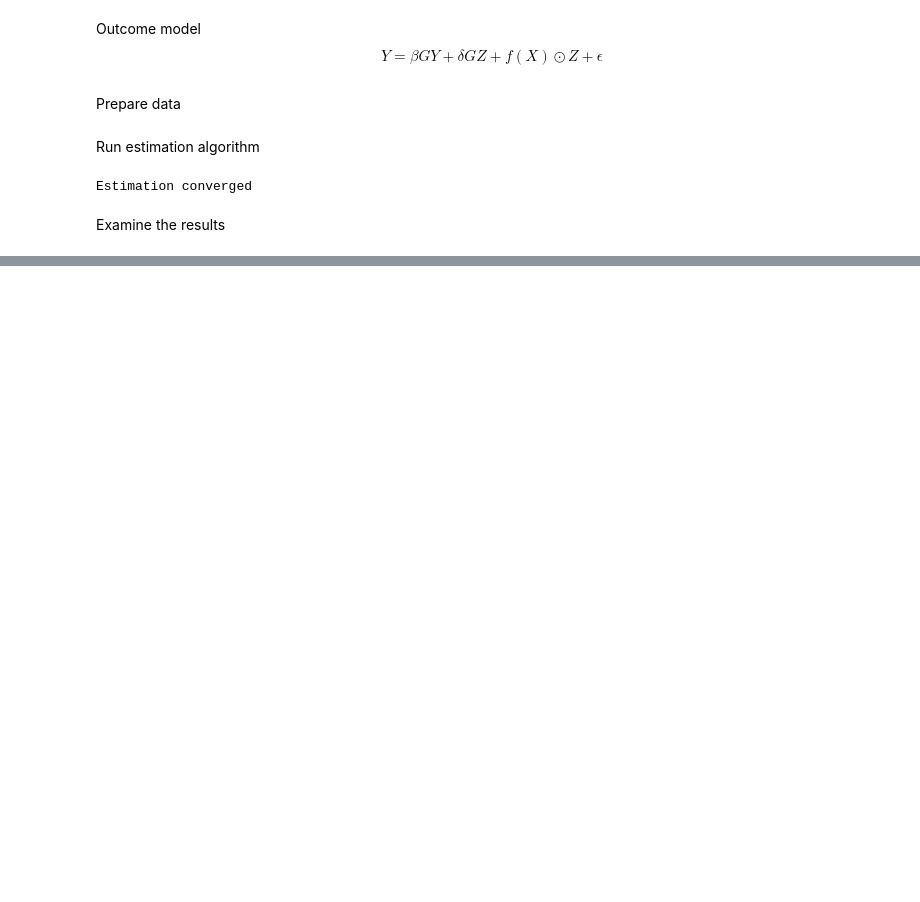
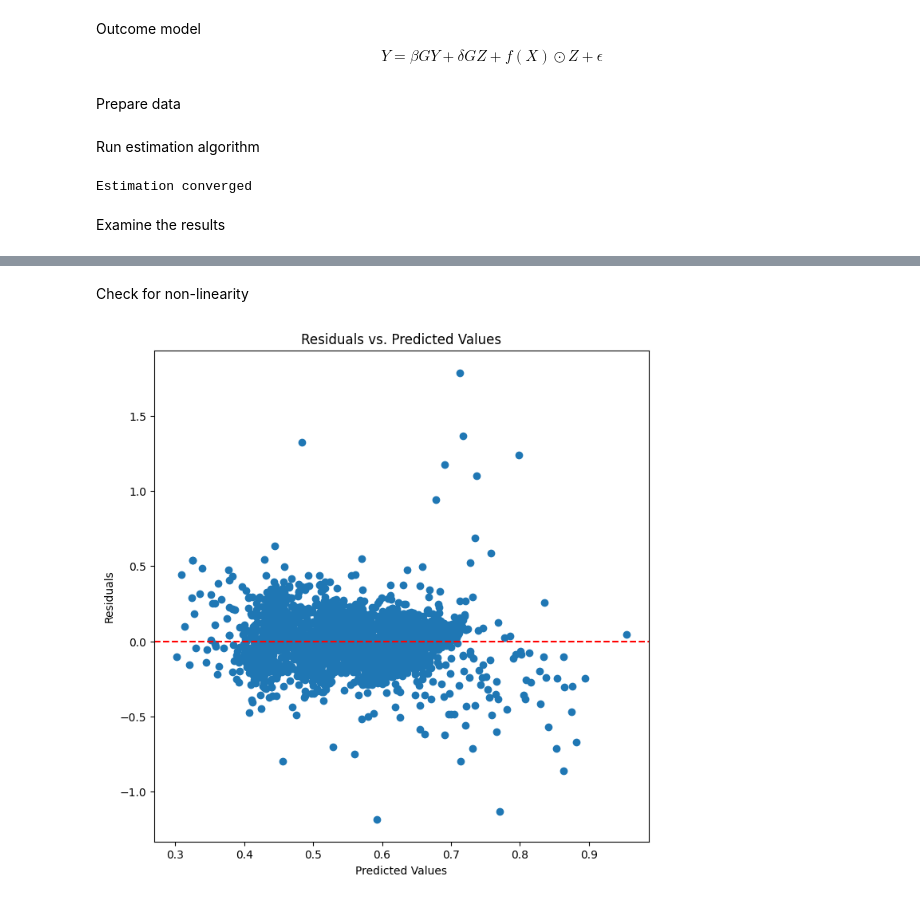
Before and after one commit to lujie-zhou/network_rkhs, a Jupyter notebook: Cai_et_al_2015/replication.ipynb, the cells around one changed output, grey strips where cells are left out. Drawn from its saved outputs; the diff is of its cells as text; code cells hidden in the pictures; blank space fills up the shorter version.

```diff
--- a/Cai_et_al_2015/replication.ipynb
+++ b/Cai_et_al_2015/replication.ipynb
@@ -225,0 +248,18 @@ plt.show()
+# %% [markdown]
+Check for non-linearity
+# %%
+X = sm.add_constant(X)  # Add a constant to the model
+model = sm.OLS(fx_hat, X).fit()
+
+residuals = fx_hat - model.fittedvalues
+
+# Create the residual plot
+plt.figure(figsize=(8, 8))
+plt.scatter(model.fittedvalues, residuals)
+plt.xlabel("Predicted Values")
+plt.ylabel("Residuals")
+plt.title("Residuals vs. Predicted Values")
+plt.axhline(y=0, color='r', linestyle='--')  # Add a horizontal line at y=0
+plt.show()
+# %% [output]
+[figure, added]
```
Also changed, not shown: parts of 5 cells of this notebook.
